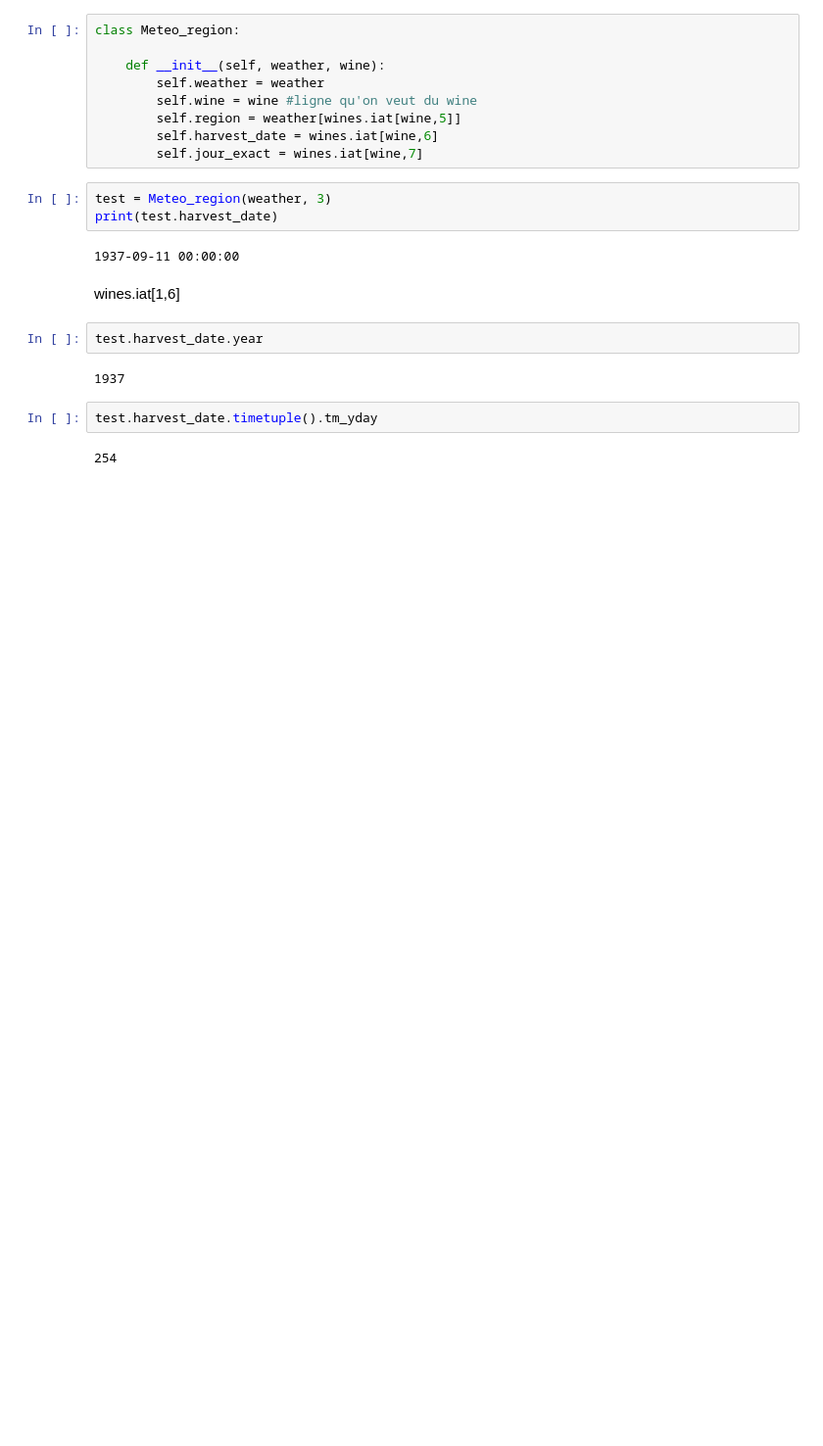
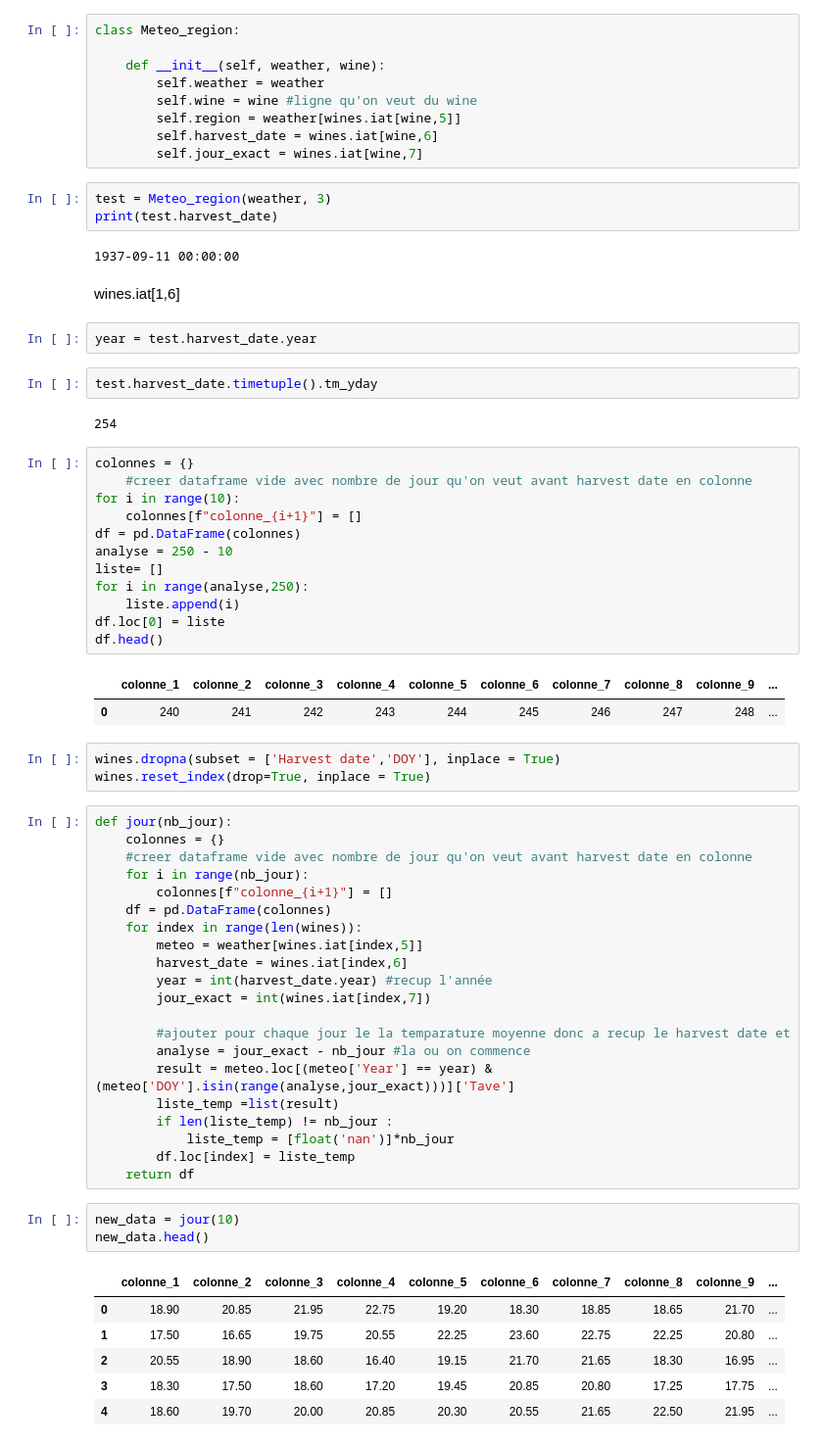
Before and after one commit to ameliemelo/projet_wine, a Jupyter notebook: code.ipynb, the cells around one changed output. Shown at 98% size. Cells and saved outputs as stored; diff of their text form; blank space fills up the shorter version.

```diff
--- a/code.ipynb
+++ b/code.ipynb
@@ -46,10 +60,57 @@ print(test.harvest_date)
 # %% [markdown]
 wines.iat[1,6]
 # %%
-test.harvest_date.year
+year = test.harvest_date.year
-# %% [output]
-1937
 # %%
 test.harvest_date.timetuple().tm_yday
 # %% [output]
 254
+# %%
+colonnes = {}
+    #creer dataframe vide avec nombre de jour qu'on veut avant harvest date en colonne
+for i in range(10):
+    colonnes[f"colonne_{i+1}"] = []
+df = pd.DataFrame(colonnes)
+analyse = 250 - 10
+liste= []
+for i in range(analyse,250):
+    liste.append(i)
+df.loc[0] = liste
+df.head()
+# %% [output]
+|  | colonne_1 | colonne_2 | colonne_3 | colonne_4 | colonne_5 | colonne_6 | colonne_7 | colonne_8 | colonne_9 | ... |
+| 0 | 240 | 241 | 242 | 243 | 244 | 245 | 246 | 247 | 248 | ... |
+# %%
+wines.dropna(subset = ['Harvest date','DOY'], inplace = True)
+wines.reset_index(drop=True, inplace = True)
+# %%
+def jour(nb_jour):
+    colonnes = {}
+    #creer dataframe vide avec nombre de jour qu'on veut avant harvest date en colonne
+    for i in range(nb_jour):
+        colonnes[f"colonne_{i+1}"] = []
+    df = pd.DataFrame(colonnes)
+    for index in range(len(wines)):
+        meteo = weather[wines.iat[index,5]]
+        harvest_date = wines.iat[index,6]
+        year = int(harvest_date.year) #recup l'année
+        jour_exact = int(wines.iat[index,7])
+
+        #ajouter pour chaque jour le la temparature moyenne donc a recup le harvest date et
+        analyse = jour_exact - nb_jour #la ou on commence
+        result = meteo.loc[(meteo['Year'] == year) & (meteo['DOY'].isin(range(analyse,jour_exact)))]['Tave']
+        liste_temp =list(result)
+        if len(liste_temp) != nb_jour :
+            liste_temp = [float('nan')]*nb_jour
+        df.loc[index] = liste_temp
+    return df
+# %%
+new_data = jour(10)
+new_data.head()
+# %% [output]
+|  | colonne_1 | colonne_2 | colonne_3 | colonne_4 | colonne_5 | colonne_6 | colonne_7 | colonne_8 | colonne_9 | ... |
+| 0 | 18.90 | 20.85 | 21.95 | 22.75 | 19.20 | 18.30 | 18.85 | 18.65 | 21.70 | ... |
+| 1 | 17.50 | 16.65 | 19.75 | 20.55 | 22.25 | 23.60 | 22.75 | 22.25 | 20.80 | ... |
+| 2 | 20.55 | 18.90 | 18.60 | 16.40 | 19.15 | 21.70 | 21.65 | 18.30 | 16.95 | ... |
+| 3 | 18.30 | 17.50 | 18.60 | 17.20 | 19.45 | 20.85 | 20.80 | 17.25 | 17.75 | ... |
+| 4 | 18.60 | 19.70 | 20.00 | 20.85 | 20.30 | 20.55 | 21.65 | 22.50 | 21.95 | ... |
```
Also changed, not shown: parts of 5 cells of this notebook, 1 other file.
